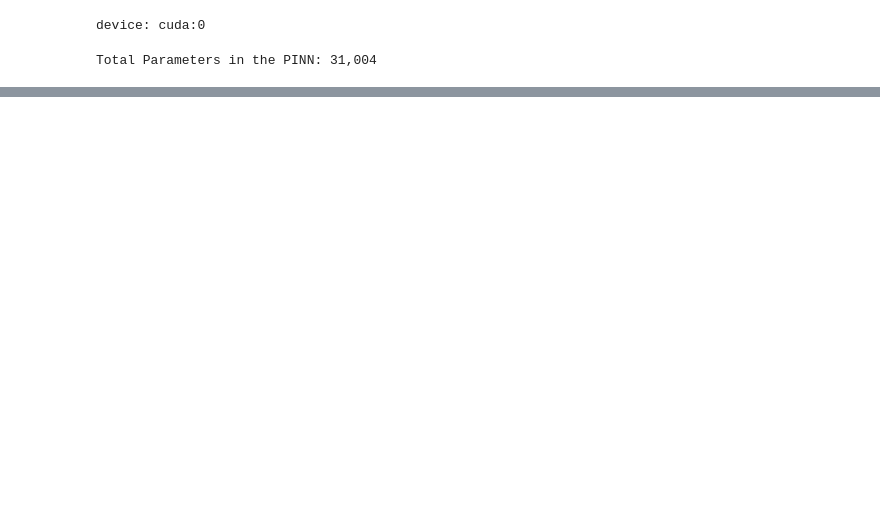
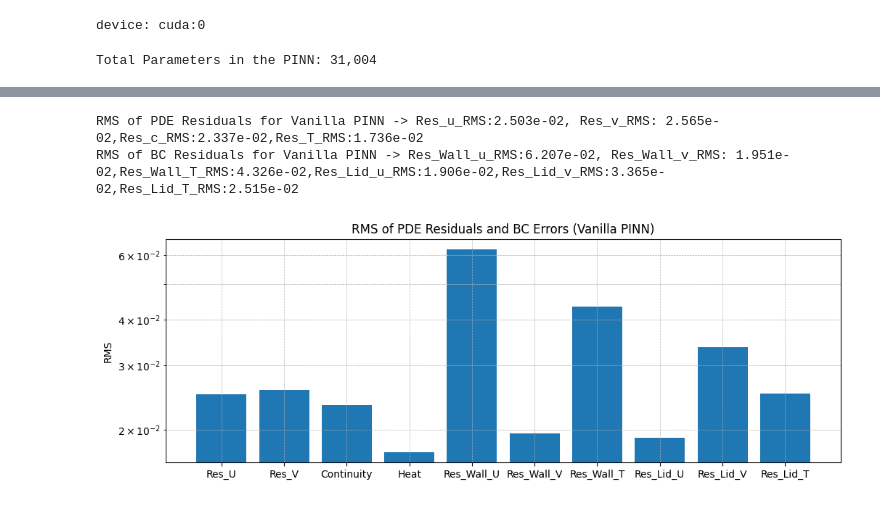
Before and after one commit to SoumikSarkar830/Laser_PINN, a Jupyter notebook: Vanilla_PINN_Lid_Driven_Cavity.ipynb, the cells around one changed output, grey strips where cells are left out. Saved outputs shown, nothing was run; the diff lists cells and outputs as text; code cells hidden in the pictures; blank space fills up the shorter version.

```diff
--- a/Vanilla_PINN_Lid_Driven_Cavity.ipynb
+++ b/Vanilla_PINN_Lid_Driven_Cavity.ipynb
@@ -230,3 +282,22 @@ def compute_res_rms():
+# %%
+# Plotting Residuals RMS Values
+
+res_u_rms,res_v_rms,res_c_rms,res_T_rms,res_wall_u_rms,res_wall_v_rms,res_wall_T_rms,res_lid_u_rms,res_lid_v_rms,res_lid_T_rms = compute_res_rms()
+
+labels = ['Res_U','Res_V','Continuity','Heat','Res_Wall_U','Res_Wall_V','Res_Wall_T','Res_Lid_U','Res_Lid_V','Res_Lid_T']
+values = [res_u_rms,res_v_rms,res_c_rms,res_T_rms,res_wall_u_rms,res_wall_v_rms,res_wall_T_rms,res_lid_u_rms,res_lid_v_rms,res_lid_T_rms]
+
+plt.figure(figsize = (12,4))
+plt.bar(labels,values)
+plt.yscale('log')
+plt.ylabel("RMS")
+plt.title('RMS of PDE Residuals and BC Errors (Vanilla PINN)')
+plt.grid(True, which='both', linestyle='--', linewidth=0.5)
+plt.show()
+# %% [output]
+RMS of PDE Residuals for Vanilla PINN -> Res_u_RMS:2.503e-02, Res_v_RMS: 2.565e-02,Res_c_RMS:2.337e-02,Res_T_RMS:1.736e-02
+RMS of BC Residuals for Vanilla PINN -> Res_Wall_u_RMS:6.207e-02, Res_Wall_v_RMS: 1.951e-02,Res_Wall_T_RMS:4.326e-02,Res_Lid_u_RMS:1.906e-02,Res_Lid_v_RMS:3.365e-02,Res_Lid_T_RMS:2.515e-02
+[figure, added]
 # %%
 # Memory usage after training
 
```
Also changed, not shown: parts of 10 cells of this notebook.
